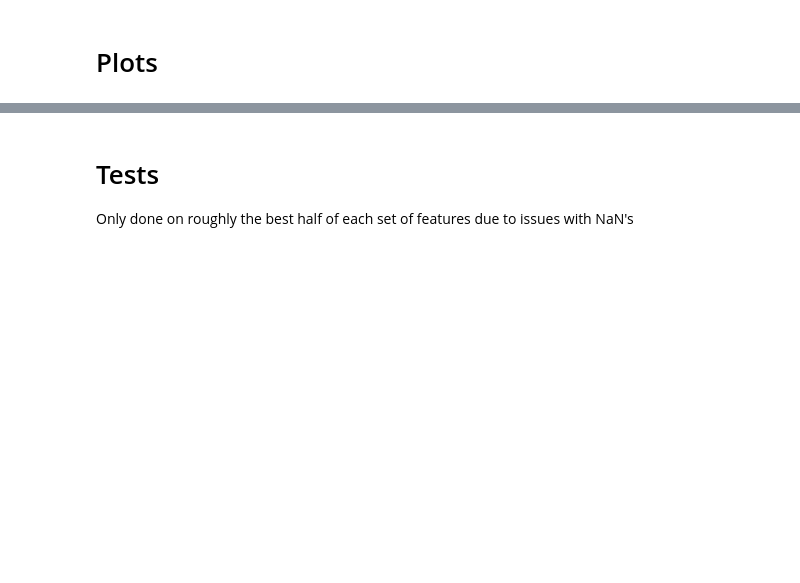
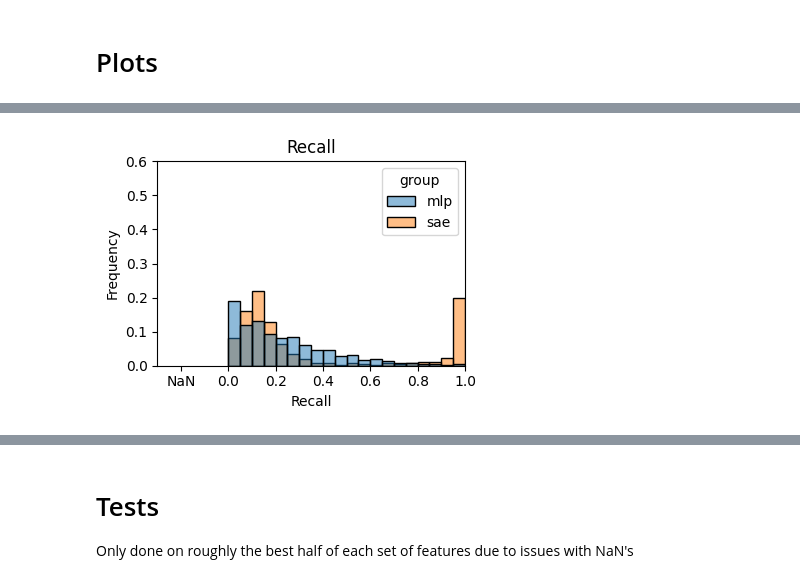
Before and after one commit to albertsgarde/thesis, a Jupyter notebook: sandbox/bootstrap.ipynb, the cells around one changed output, grey strips where cells are left out. Drawn from its saved outputs; the diff is of its cells as text; code cells hidden in the pictures; blank space fills up the shorter version.

```diff
--- a/sandbox/bootstrap.ipynb
+++ b/sandbox/bootstrap.ipynb
@@ -307,0 +249,80 @@ plot_all(plots, figsize=(2.5, 2), show=(1, 3), ylim=0.7)
+# %%
+group_counts = {
+    "mlp": df[df["group"] == "mlp"].shape[0],
+    "sae": df[df["group"] == "sae"].shape[0],
+}
+
+plot_info = [
+    ("firing_recall", "Recall"),
+    ("firing_precision", "Precision"),
+    ("firing_f1", "F1"),
+]
+
+
+def quality_plot(ax: Axes, column: str) -> None:
+    nan_location = -0.2
+    data = df.copy()
+    data.loc[~data[column].notnull(), column] = nan_location
+    sns.histplot(
+        data=data,
+        x=column,
+        hue="group",
+        bins=20,
+        weights=1 / data["group"].map(group_counts),
+        ax=ax,
+    )
+    ticks = np.concatenate(([nan_location], np.linspace(0, 1, 6)))
+    ax.set_xticks(ticks, labels=[f"{x:.1f}" if x != nan_location else "NaN" for x in ticks])
+    ax.set_xlim(-0.3, 1)
+
+
+def density_plot(ax: Axes, min_f1: float) -> None:
+    data = df.copy()
+    data.loc[data["density"] == 0, "log_density"] = -6
+    data = data[~(data["firing_f1"] < min_f1)]
+    group_counts = {
+        "mlp": data[data["group"] == "mlp"].shape[0],
+        "sae": data[data["group"] == "sae"].shape[0],
+    }
+    sns.histplot(
+        data=data,
+        x="log_density",
+        hue="group",
+        bins=30,
+        weights=1 / data["group"].map(group_counts),
+        ax=ax,
+    )
+    # ax.set_xticks([-6, -5, -4, -3, -2, -1, -0], labels=["-inf", "-5", "-4", "-3", "-2", "-1", "0"])
+
+    ax.set_xlim(-5.5, 0)
+
+
+plots = [
+    Plot(
+        lambda ax, column=column: quality_plot(ax, column),
+        title=title,
+        xlabel=title,
+        ylabel="Frequency",
+        file_name=f"distribution_{title.lower().replace(' ', '_')}",
+    )
+    for column, title in plot_info
+] + [
+    Plot(
+        lambda ax: density_plot(ax, min_f1=0.0),
+        title="Log density",
+        xlabel="Log density",
+        ylabel="Frequency",
+        file_name="distribution_log_density",
+    ),
+    Plot(
+        lambda ax: density_plot(ax, min_f1=0.5),
+        title="Log density (F1 >= 0.5)",
+        xlabel="Log density",
+        ylabel="Frequency",
+        file_name="distribution_log_density_good",
+    ),
+]
+
+plot_all(plots, figsize=(4, 3), save=figure_path, ylim=0.6)
+# %% [output]
+[figure, added]
```
Also changed, not shown: parts of 13 cells of this notebook.
